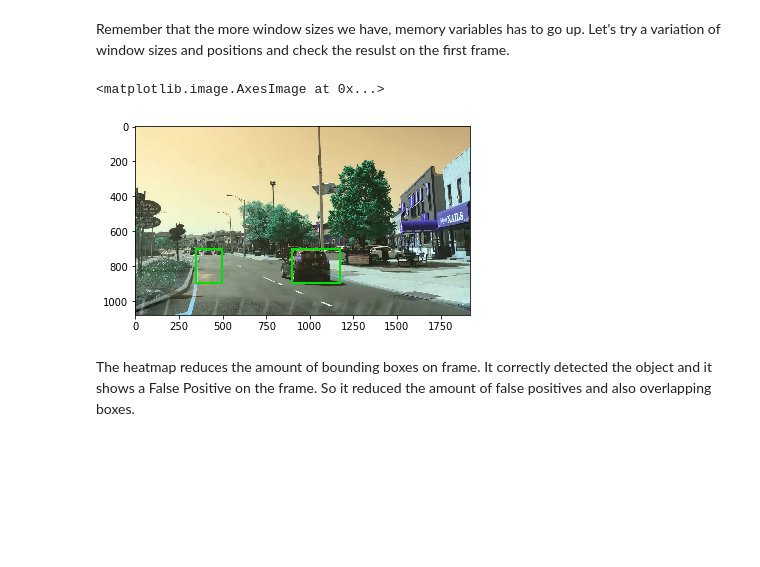
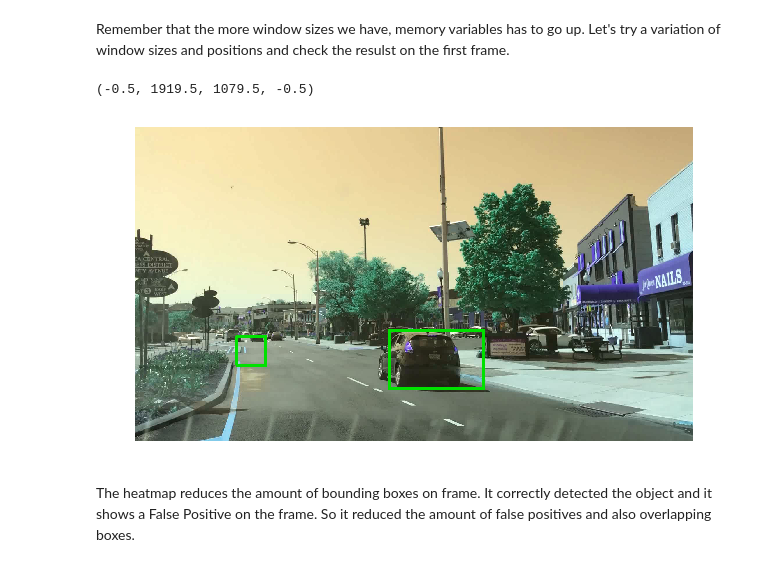
Before and after one commit to emmpew/car_detection, a Jupyter notebook: car_detection.ipynb, the cells around one changed output. Drawn from its saved outputs; the diff is of its cells as text; code cells hidden in the pictures; blank space fills up the shorter version.

```diff
--- a/car_detection.ipynb
+++ b/car_detection.ipynb
@@ -148,8 +148,8 @@ def set_color_space(image,color_space='yuv'):
         image = cv2.cvtColor(image,cv2.COLOR_RGB2HLS)
     elif color_space == 'hsv':
         image = cv2.cvtColor(image,cv2.COLOR_RGB2HSV)
-    elif color_space == 'rgb':
-        image = image
+    elif color_space == 'YCrCb':
+        image = cv2.cvtColor(image, cv2.COLOR_RGB2YCrCb)
     else:
         raise Exception('ERROR:', 'color_space not found.')
 
@@ -508,15 +508,17 @@ Remember that the more window sizes we have, memory variables has to go up. Let'
 # %%
 window_sizes = [100,200,200,200]
 window_positions = [720,700,700,700]
 # window_positions = [670, 680, 700, 700, 760, 790]
 # window_sizes = [230, 200, 200, 200, 140, 110]
 _,frame = cv2.VideoCapture('output.avi').read(1)
 
 a = heatmap_test(frame,svc,scaler,window_sizes, window_positions,increment)
+plt.figure(figsize=(10,10))
 plt.imshow(a)
+plt.axis('off')
 # %% [output]
-<matplotlib.image.AxesImage at 0x...>
+(-0.5, 1919.5, 1079.5, -0.5)
-[figure, old version]
+[figure, new version]
 # %% [markdown]
 The heatmap reduces the amount of bounding boxes on frame. It correctly detected the object and it shows a False Positive on the frame. So it reduced the amount of false positives and also overlapping boxes.
 # %% [markdown]
```
Also changed, not shown: parts of 24 cells of this notebook.
